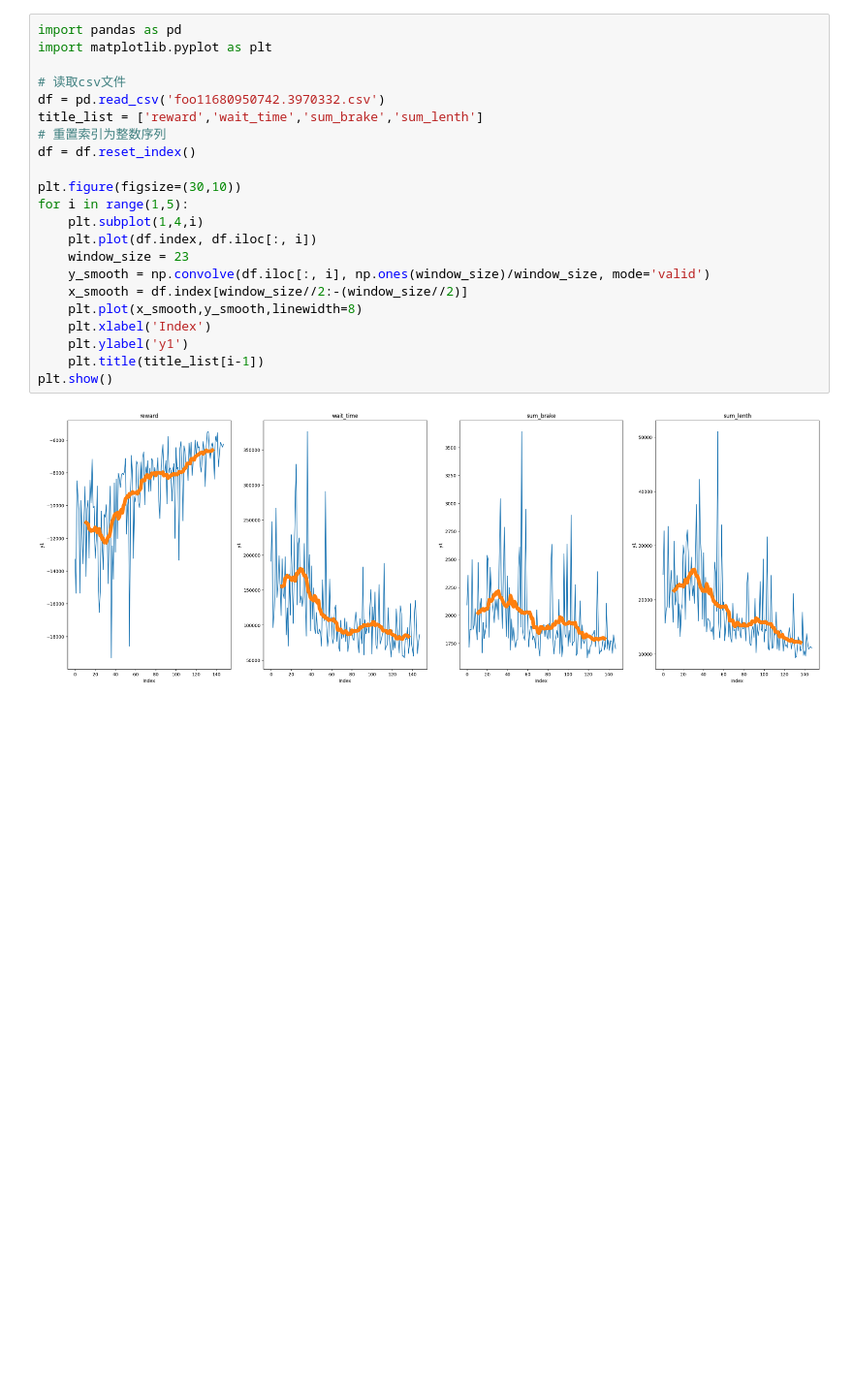
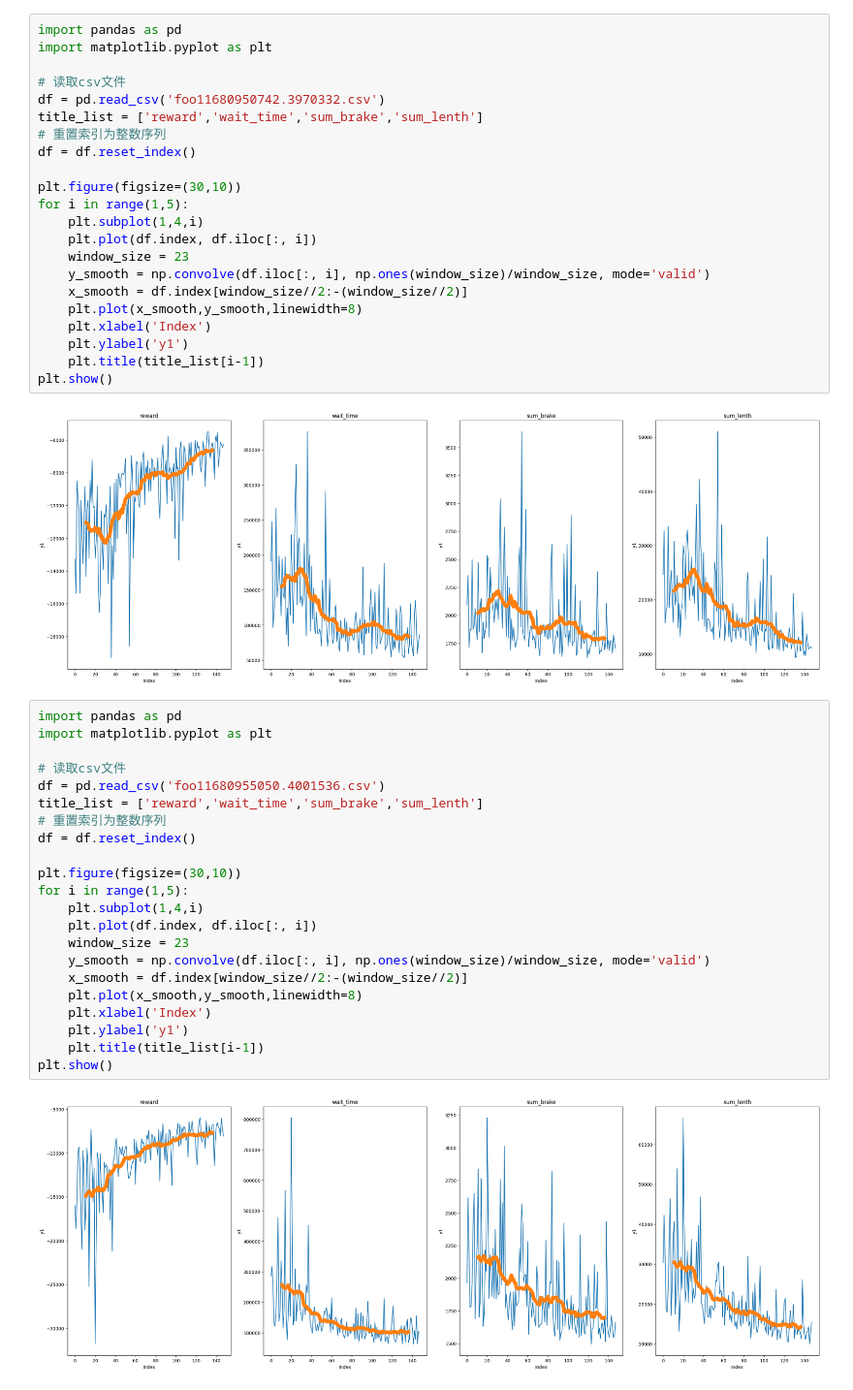
Before and after one commit to Cyberloafingg/DQN, a Jupyter notebook: TLCS/GeneratorTest/Untitled.ipynb, the cells around one changed output. Shown at 97% size. Drawn from its saved outputs; the diff is of its cells as text; blank space fills up the shorter version.

```diff
--- a/TLCS/GeneratorTest/Untitled.ipynb
+++ b/TLCS/GeneratorTest/Untitled.ipynb
@@ -190,3 +190,27 @@ for i in range(1,5):
 plt.show()
 # %% [output]
 [figure]
+# %%
+import pandas as pd
+import matplotlib.pyplot as plt
+
+# 读取csv文件
+df = pd.read_csv('foo11680955050.4001536.csv')
+title_list = ['reward','wait_time','sum_brake','sum_lenth']
+# 重置索引为整数序列
+df = df.reset_index()
+
+plt.figure(figsize=(30,10))
+for i in range(1,5):
+    plt.subplot(1,4,i)
+    plt.plot(df.index, df.iloc[:, i])
+    window_size = 23
+    y_smooth = np.convolve(df.iloc[:, i], np.ones(window_size)/window_size, mode='valid')
+    x_smooth = df.index[window_size//2:-(window_size//2)]
+    plt.plot(x_smooth,y_smooth,linewidth=8)
+    plt.xlabel('Index')
+    plt.ylabel('y1')
+    plt.title(title_list[i-1])
+plt.show()
+# %% [output]
+[figure, added]
```
Also changed, not shown: 17 other files.
